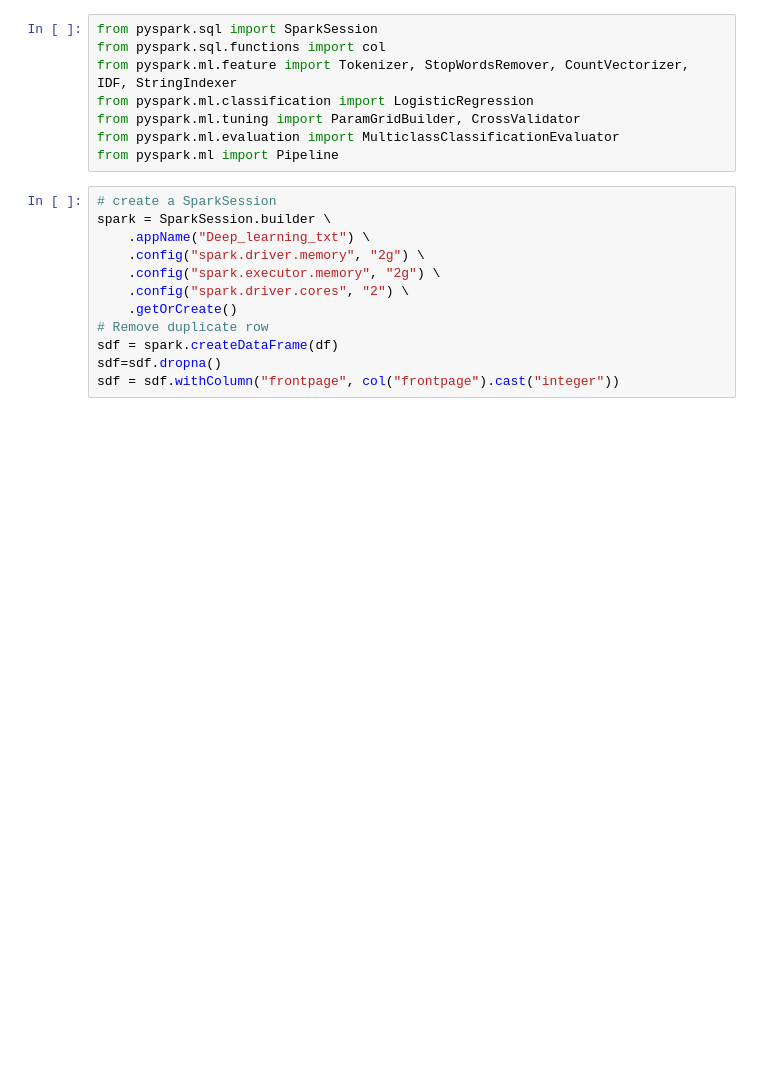
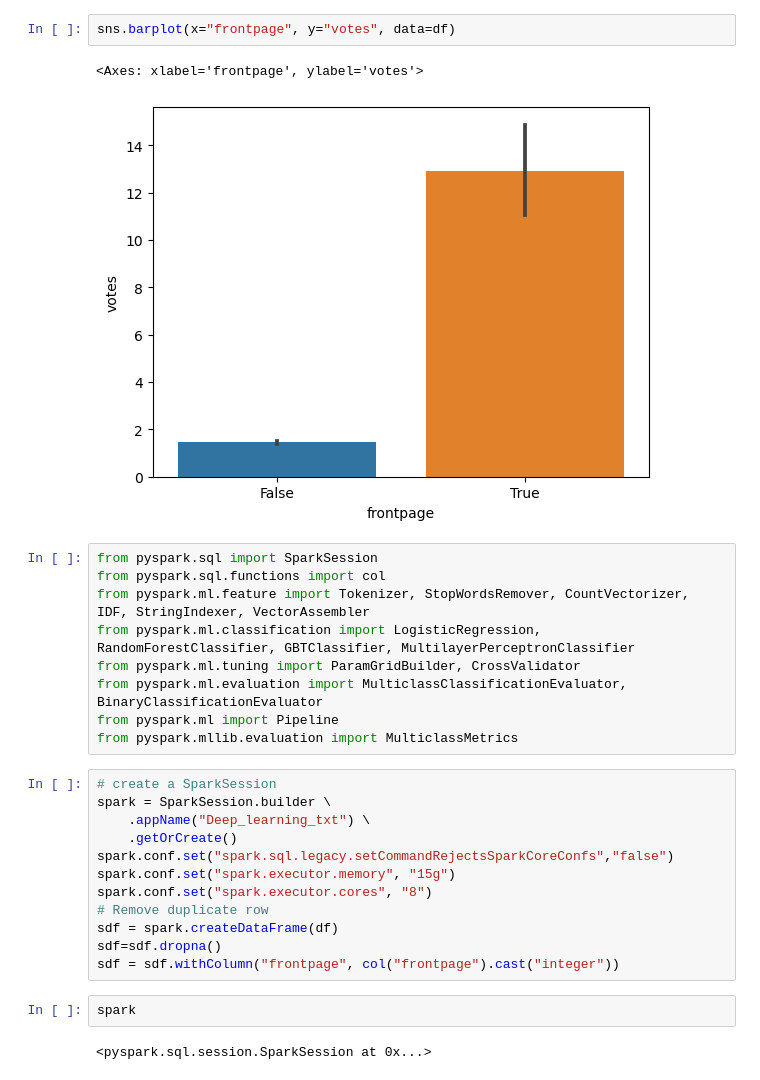
Before and after one commit to WardDeb/Advanced_analytics_KUL, a Jupyter notebook: Assignment 3/Process_data2.ipynb, the cells around one changed output. Drawn from its saved outputs; the diff is of its cells as text; blank space fills up the shorter version.

```diff
--- a/Assignment 3/Process_data2.ipynb
+++ b/Assignment 3/Process_data2.ipynb
@@ -72,20 +107,30 @@ df.to_csv('reviews150.csv', sep='\t', index=False)
+# %%
+sns.barplot(x="frontpage", y="votes", data=df)
+# %% [output]
+<Axes: xlabel='frontpage', ylabel='votes'>
+[figure, added]
 # %%
 from pyspark.sql import SparkSession
 from pyspark.sql.functions import col
-from pyspark.ml.feature import Tokenizer, StopWordsRemover, CountVectorizer, IDF, StringIndexer
-from pyspark.ml.classification import LogisticRegression
+from pyspark.ml.feature import Tokenizer, StopWordsRemover, CountVectorizer, IDF, StringIndexer, VectorAssembler
+from pyspark.ml.classification import LogisticRegression, RandomForestClassifier, GBTClassifier, MultilayerPerceptronClassifier
 from pyspark.ml.tuning import ParamGridBuilder, CrossValidator
-from pyspark.ml.evaluation import MulticlassClassificationEvaluator
+from pyspark.ml.evaluation import MulticlassClassificationEvaluator, BinaryClassificationEvaluator
 from pyspark.ml import Pipeline
+from pyspark.mllib.evaluation import MulticlassMetrics
 # %%
 # create a SparkSession
 spark = SparkSession.builder \
     .appName("Deep_learning_txt") \
-    .config("spark.driver.memory", "2g") \
-    .config("spark.executor.memory", "2g") \
-    .config("spark.driver.cores", "2") \
     .getOrCreate()
+spark.conf.set("spark.sql.legacy.setCommandRejectsSparkCoreConfs","false")
+spark.conf.set("spark.executor.memory", "15g")
+spark.conf.set("spark.executor.cores", "8")
 # Remove duplicate row
 sdf = spark.createDataFrame(df)
 sdf=sdf.dropna()
 sdf = sdf.withColumn("frontpage", col("frontpage").cast("integer"))
+# %%
+spark
+# %% [output]
+<pyspark.sql.session.SparkSession at 0x...>
```
Also changed, not shown: parts of 19 cells of this notebook, 46 other files.
